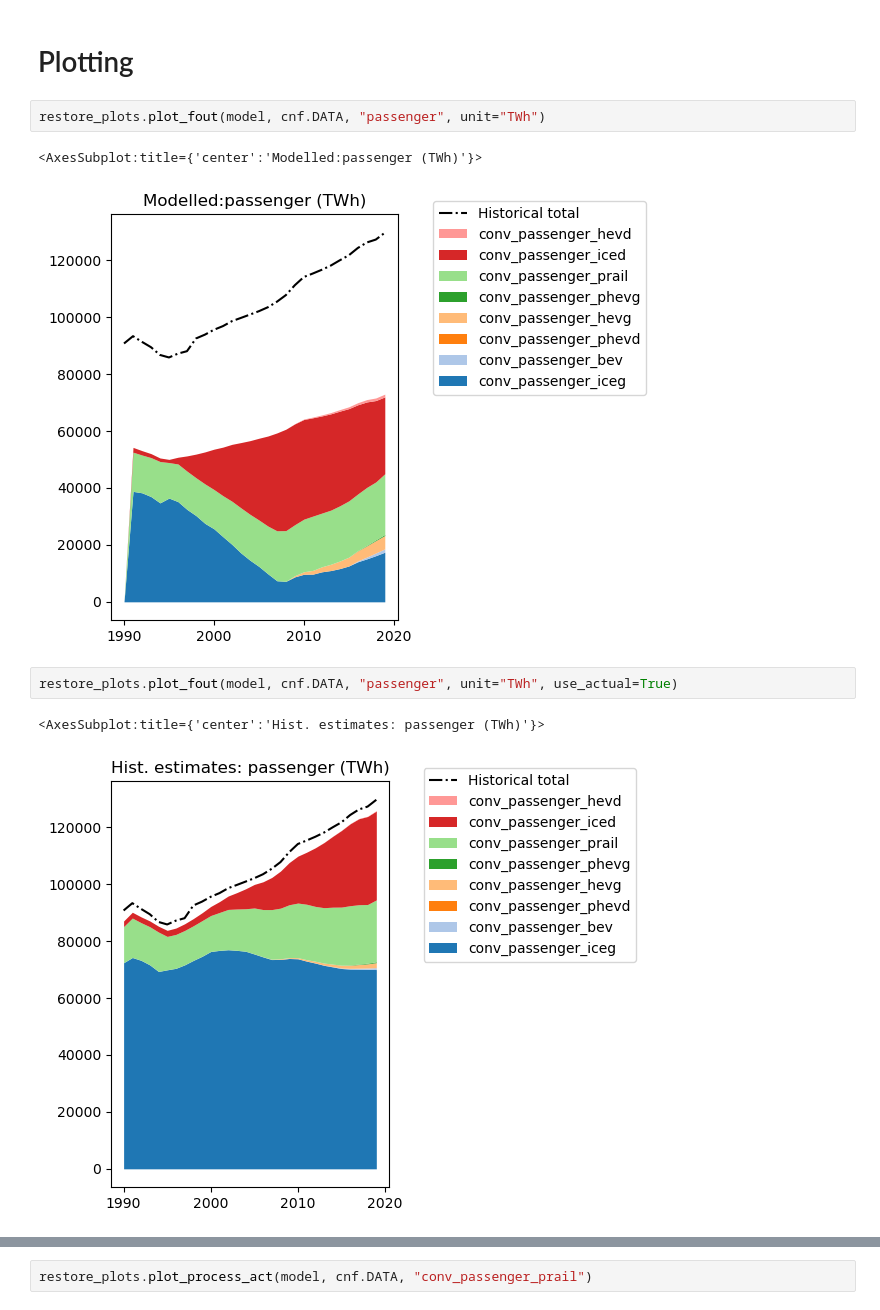
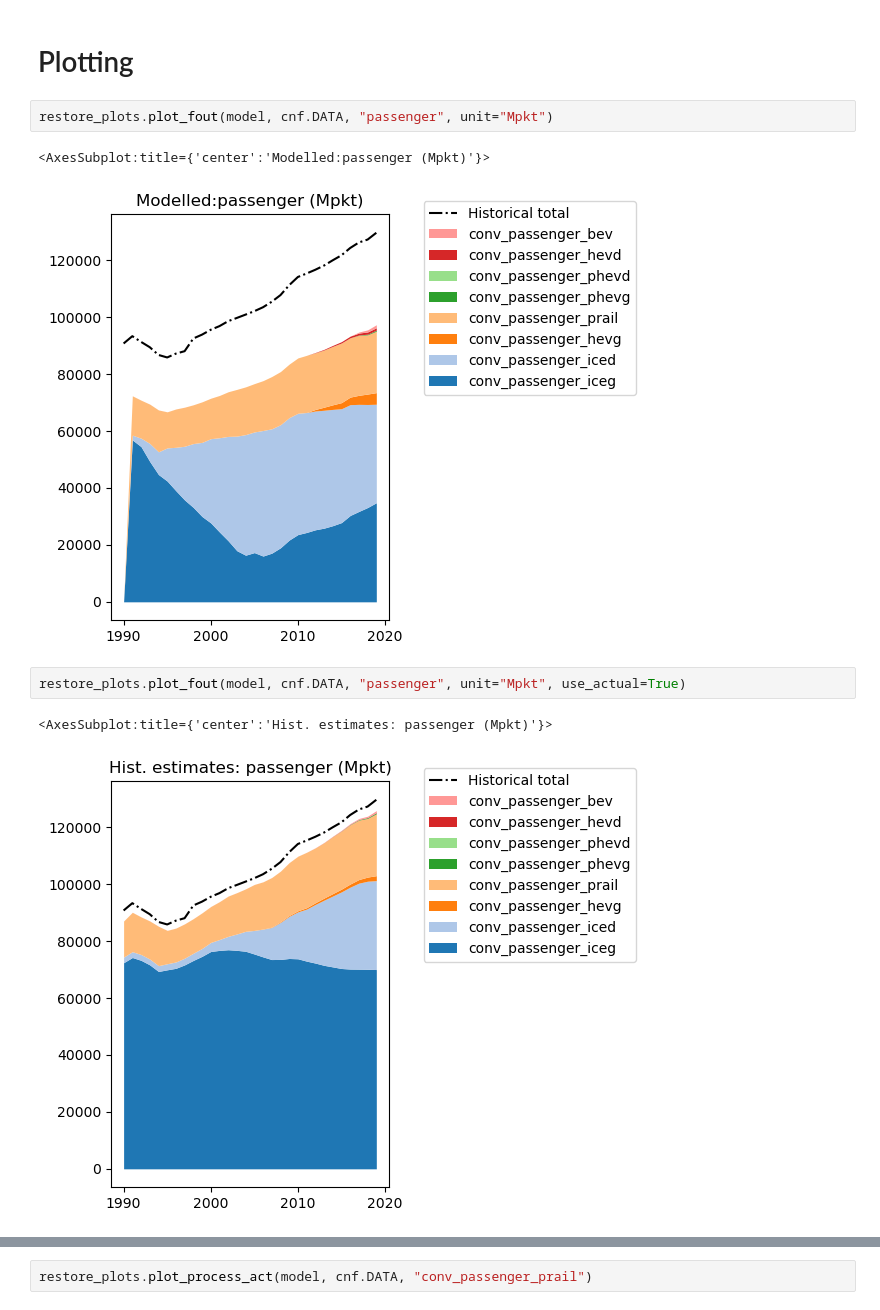
Before and after one commit to irm-codebase/RESTORE, a Jupyter notebook: restore_split.ipynb, the cells around one changed output, grey strips where cells are left out. Cells and saved outputs as stored; diff of their text form.

```diff
--- a/restore_split.ipynb
+++ b/restore_split.ipynb
@@ -132,13 +132,13 @@ Solution:
 # %% [markdown]
 # Plotting
 # %%
-restore_plots.plot_fout(model, cnf.DATA, "passenger", unit="TWh")
+restore_plots.plot_fout(model, cnf.DATA, "passenger", unit="Mpkt")
 # %% [output]
-<AxesSubplot:title={'center':'Modelled:passenger (TWh)'}>
+<AxesSubplot:title={'center':'Modelled:passenger (Mpkt)'}>
-[figure, old version]
+[figure, new version]
 # %%
-restore_plots.plot_fout(model, cnf.DATA, "passenger", unit="TWh", use_actual=True)
+restore_plots.plot_fout(model, cnf.DATA, "passenger", unit="Mpkt", use_actual=True)
 # %% [output]
-<AxesSubplot:title={'center':'Hist. estimates: passenger (TWh)'}>
+<AxesSubplot:title={'center':'Hist. estimates: passenger (Mpkt)'}>
-[figure, old version]
+[figure, new version]
 # %%
```
Also changed, not shown: parts of 5 cells of this notebook, 22 other files.
